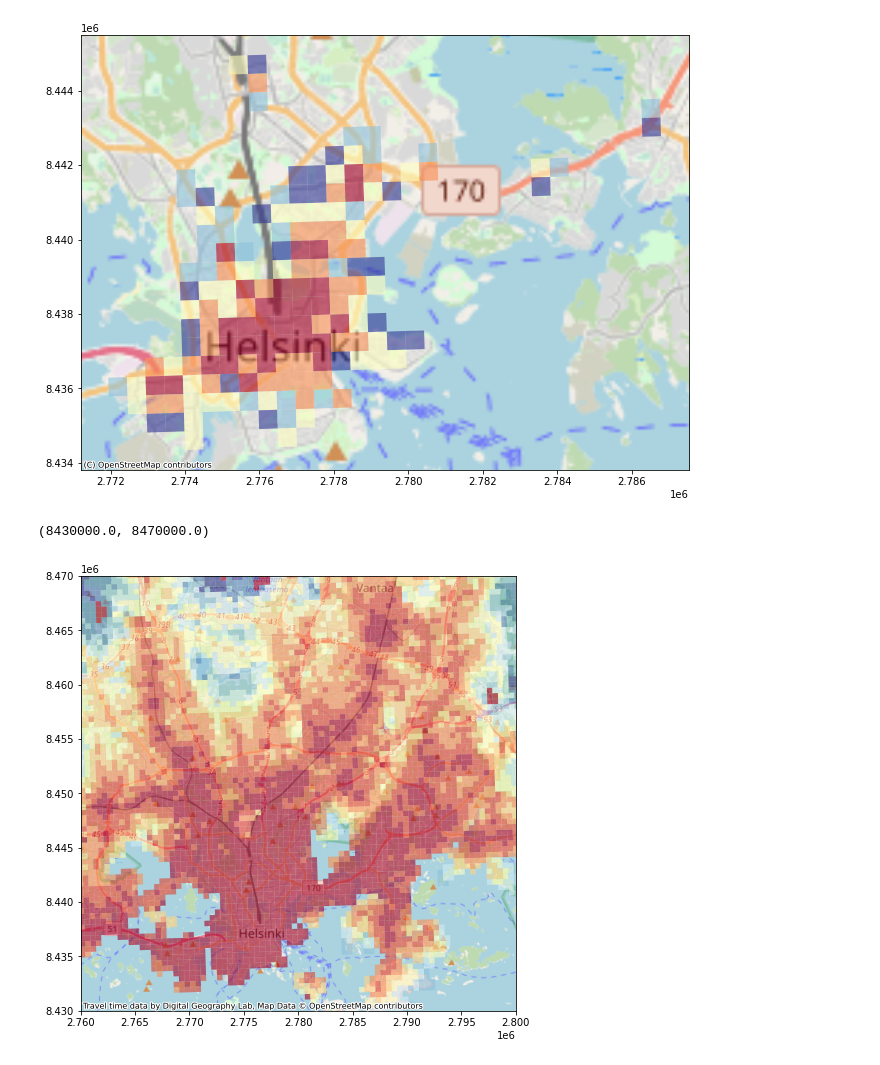
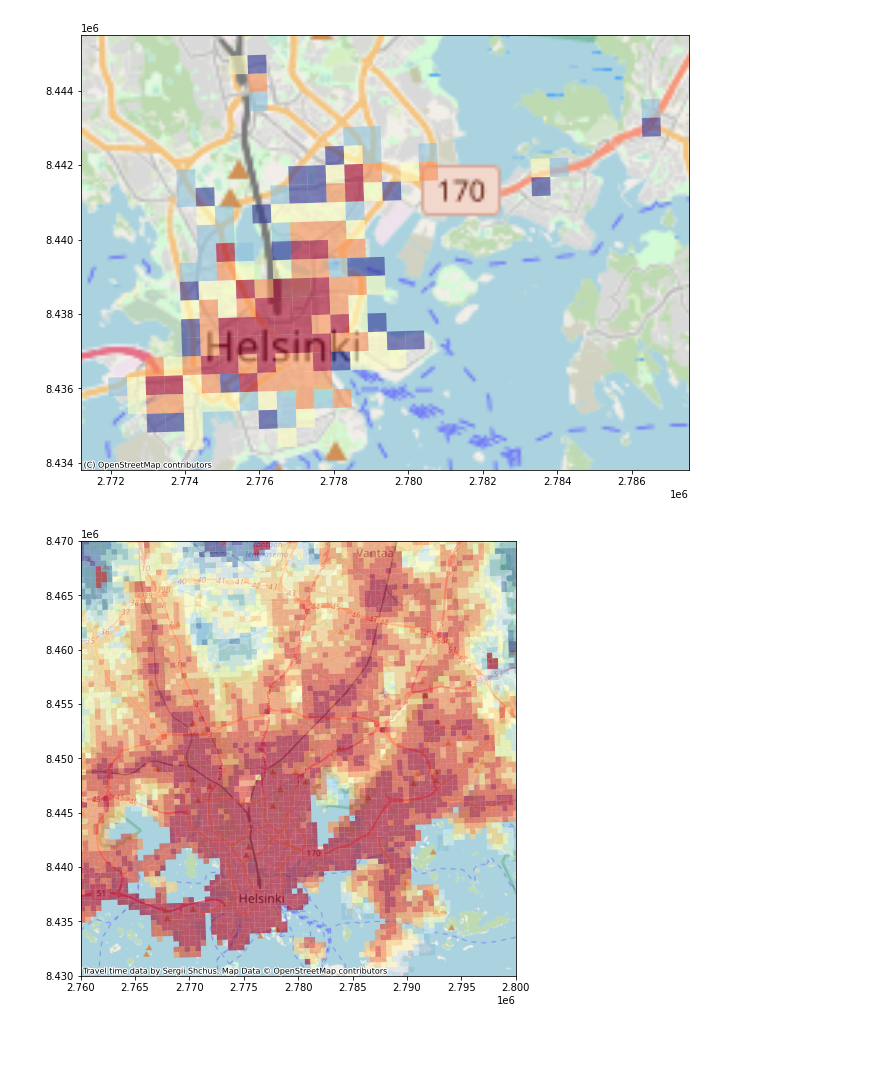
Before and after one commit to SergeyShchus/Automatic_GIS, a Jupyter notebook: Notebook/Geopandas/Static_map.ipynb, the cells around one changed output. Saved outputs shown, nothing was run; the diff lists cells and outputs as text; code cells hidden in the pictures.

```diff
--- a/Notebook/Geopandas/Static_map.ipynb
+++ b/Notebook/Geopandas/Static_map.ipynb
@@ -292,4 +187,0 @@ epsg:3067
-# %%
-# Reproject to EPSG 3857
-data = grid.to_crs(epsg=3857)
-print(data.crs)
@@ -353,20 +251,25 @@ credits = "Travel time data by Digital Geography Lab, Map Data © OpenStreetMap
 # %%
+credits = "Travel time data by Sergii Shchus, Map Data © OpenStreetMap contributors"
+
 # Control figure size in here
 fig, ax = plt.subplots(figsize=(12,8))
 
 # Plot the data
 data.plot(ax=ax, column='pt_r_t', cmap='RdYlBu', linewidth=0, scheme="quantiles", k=9, alpha=0.6)
 
 # Add basemap with `OSM_A` style using zoom level of 11
 # Modify the attribution
 ctx.add_basemap(ax, zoom=11, attribution=credits, source=ctx.providers.OpenStreetMap.Mapnik)
 
 # Crop the figure
 ax.set_xlim(2760000, 2800000)
 ax.set_ylim(8430000, 8470000)
+
+# Save the figure as png file with resolution of 600 dpi
+outfp = "static_map_9.jpg"
+plt.savefig(outfp, dpi=600)
 # %% [output]
-(8430000.0, 8470000.0)
-[figure, old version]
+[figure, new version]
 # %%
 # Control figure size in here
 fig, ax = plt.subplots(figsize=(12,8))
```
Also changed, not shown: parts of 22 cells of this notebook.
